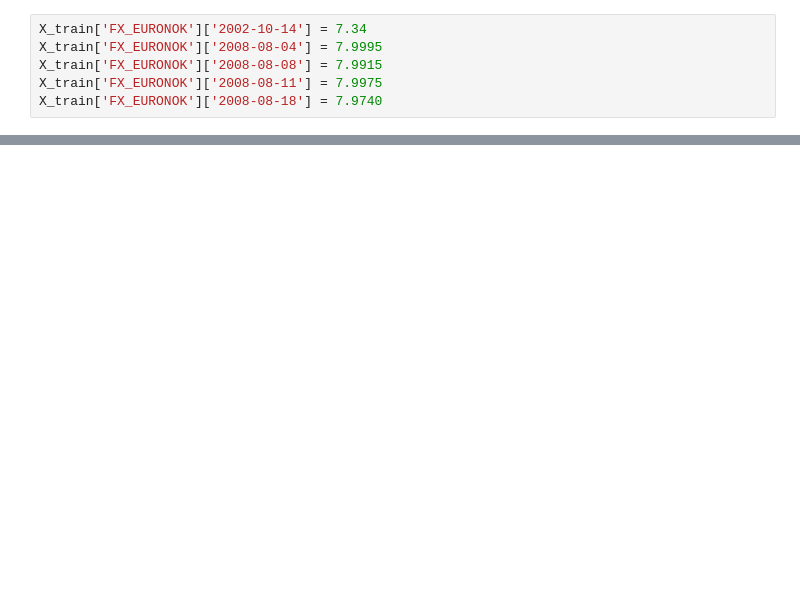
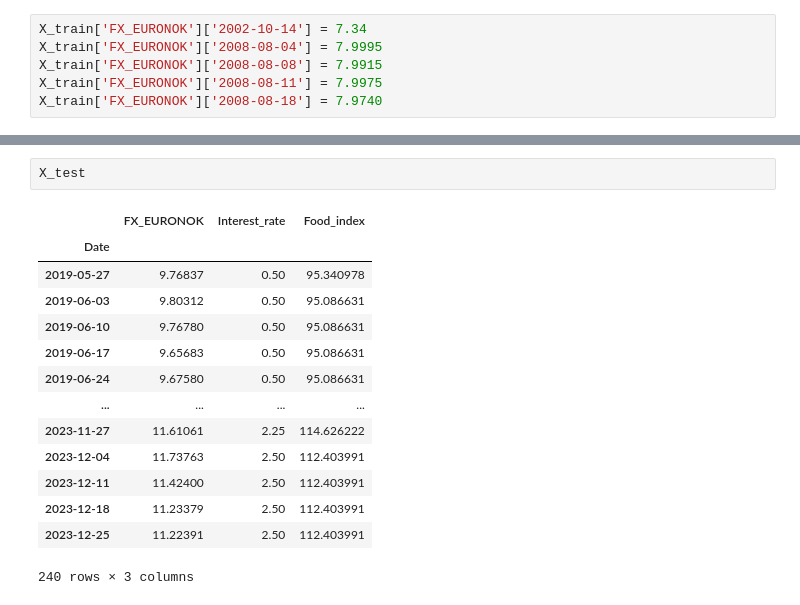
Before and after one commit to DataJakob/Various-School-Projects, a Jupyter notebook: Advanced Topics in Deep Learning/Feature_Enginneering.ipynb, the cells around one changed output, grey strips where cells are left out. Drawn from its saved outputs; the diff is of its cells as text; blank space fills up the shorter version.

```diff
--- a/Advanced Topics in Deep Learning/Feature_Enginneering.ipynb
+++ b/Advanced Topics in Deep Learning/Feature_Enginneering.ipynb
@@ -90,0 +96,17 @@ Epoch 10/10
+# %%
+X_test
+# %% [output]
+|  | FX_EURONOK | Interest_rate | Food_index |
+| Date |  |  |  |
+| 2019-05-27 | 9.76837 | 0.50 | 95.340978 |
+| 2019-06-03 | 9.80312 | 0.50 | 95.086631 |
+| 2019-06-10 | 9.76780 | 0.50 | 95.086631 |
+| 2019-06-17 | 9.65683 | 0.50 | 95.086631 |
+| 2019-06-24 | 9.67580 | 0.50 | 95.086631 |
+| ... | ... | ... | ... |
+| 2023-11-27 | 11.61061 | 2.25 | 114.626222 |
+| 2023-12-04 | 11.73763 | 2.50 | 112.403991 |
+| 2023-12-11 | 11.42400 | 2.50 | 112.403991 |
+| 2023-12-18 | 11.23379 | 2.50 | 112.403991 |
+| 2023-12-25 | 11.22391 | 2.50 | 112.403991 |
+240 rows × 3 columns
```
Also changed, not shown: parts of 22 cells of this notebook.
